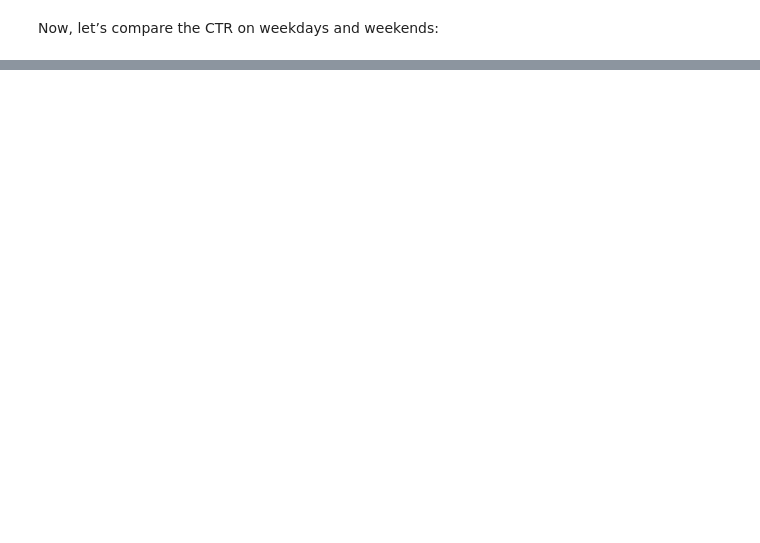
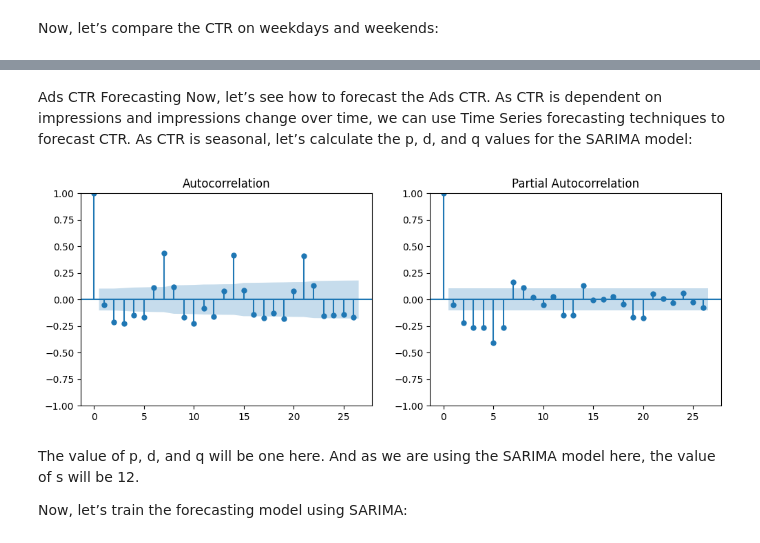
Before and after one commit to jibbsmathew/Ads-CTR-Forecasting-using-Python, a Jupyter notebook: AdsCTRforecasting.ipynb, the cells around one changed output, grey strips where cells are left out. Drawn from its saved outputs; the diff is of its cells as text; code cells hidden in the pictures; blank space fills up the shorter version.

```diff
--- a/AdsCTRforecasting.ipynb
+++ b/AdsCTRforecasting.ipynb
@@ -117,0 +138,26 @@ fig.show()
+# %% [markdown]
+Ads CTR Forecasting
+Now, let’s see how to forecast the Ads CTR. As CTR is dependent on impressions and impressions change over time, we can use Time Series forecasting techniques to forecast CTR. As CTR is seasonal, let’s calculate the p, d, and q values for the SARIMA model:
+# %%
+df.reset_index(inplace=True)
+
+from statsmodels.tsa.arima.model import ARIMA
+from statsmodels.graphics.tsaplots import plot_acf, plot_pacf
+
+# resetting index
+time_series = df.set_index('Date')['CTR']
+
+# Differencing
+differenced_series = time_series.diff().dropna()
+
+# Plot ACF and PACF of differenced time series
+fig, axes = plt.subplots(1, 2, figsize=(12, 4))
+plot_acf(differenced_series, ax=axes[0])
+plot_pacf(differenced_series, ax=axes[1])
+plt.show()
+# %% [output]
+[figure, added]
+# %% [markdown]
+The value of p, d, and q will be one here. And as we are using the SARIMA model here, the value of s will be 12.
+
+Now, let’s train the forecasting model using SARIMA:
```
Also changed, not shown: parts of 8 cells of this notebook.
